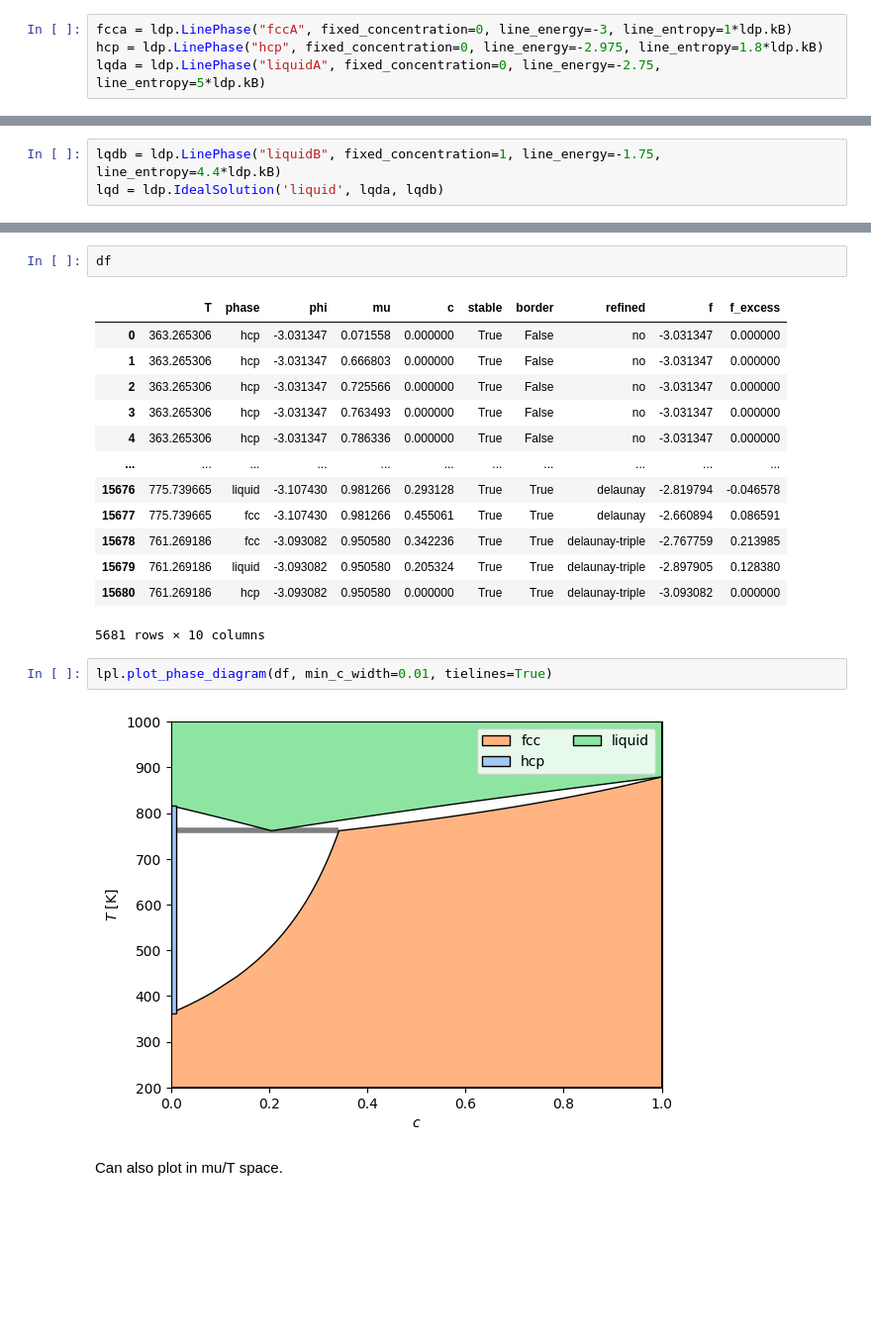
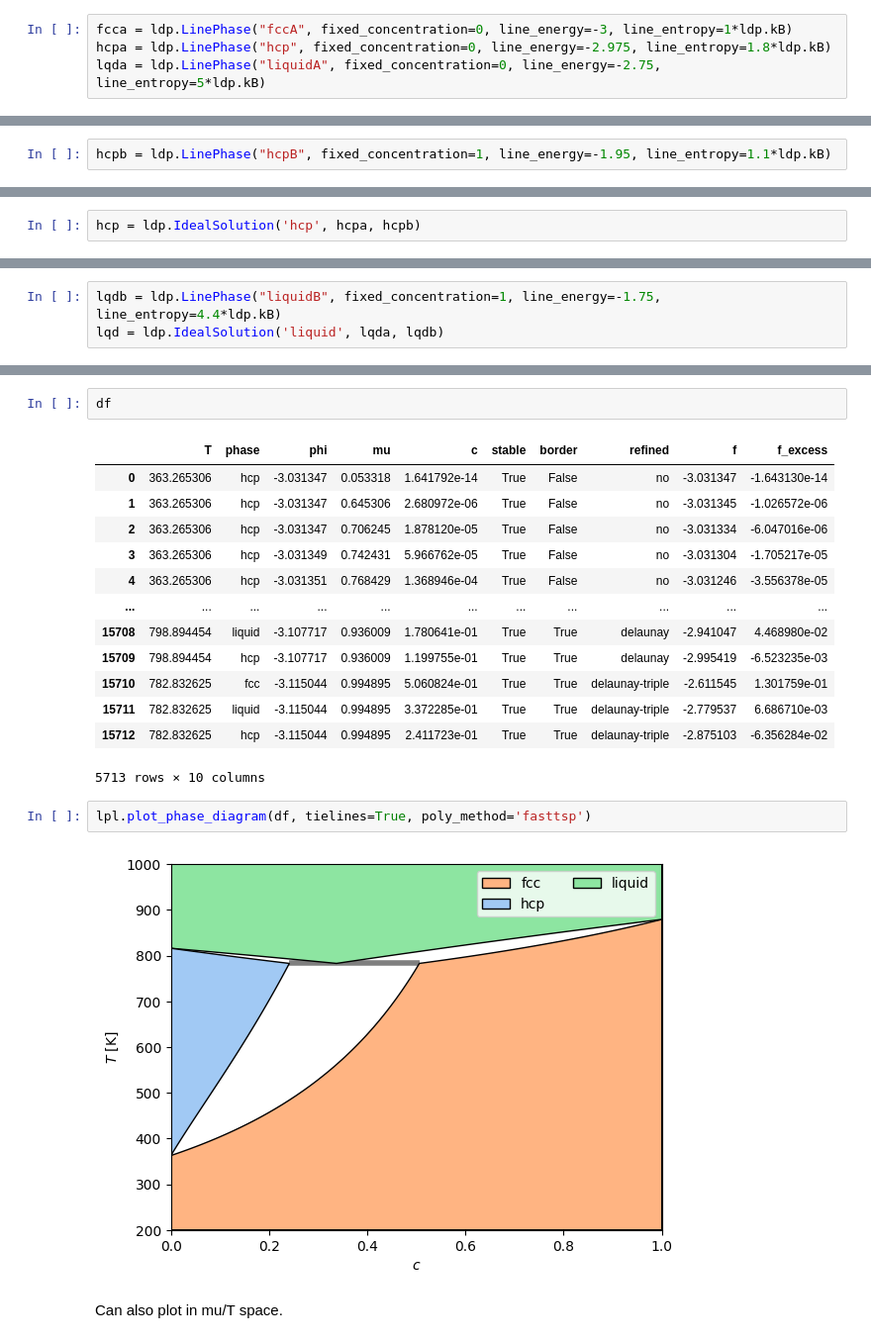
Before and after one commit to eisenforschung/landau, a Jupyter notebook: notebooks/Basics.ipynb, the cells around one changed output, grey strips where cells are left out. Shown: that part at 99% size. Cells and saved outputs as stored; diff of their text form; blank space fills up the shorter version.

```diff
--- a/notebooks/Basics.ipynb
+++ b/notebooks/Basics.ipynb
@@ -30,7 +30,7 @@ Type:           ABCMeta
 Subclasses:
 # %%
 fcca = ldp.LinePhase("fccA", fixed_concentration=0, line_energy=-3, line_entropy=1*ldp.kB)
-hcp = ldp.LinePhase("hcp", fixed_concentration=0, line_energy=-2.975, line_entropy=1.8*ldp.kB)
+hcpa = ldp.LinePhase("hcp", fixed_concentration=0, line_energy=-2.975, line_entropy=1.8*ldp.kB)
 lqda = ldp.LinePhase("liquidA", fixed_concentration=0, line_energy=-2.75, line_entropy=5*ldp.kB)
 # %% [markdown]
 Landau does not know about units, but energies should be "per atom" or at least consistent among phases.
@@ -163,8 +164,12 @@ landau implicitly assumes there is only two species and that all `phase` objects
 Phase objects with variable concentration are most easily assembled from objects of fixed concentration, because this is how e.g. `calphy` presents them.
 # %%
 fccb = ldp.LinePhase("fccB", fixed_concentration=1, line_energy=-2, line_entropy=1.1*ldp.kB)
+# %%
+hcpb = ldp.LinePhase("hcpB", fixed_concentration=1, line_energy=-1.95, line_entropy=1.1*ldp.kB)
 # %%
 fcc = ldp.IdealSolution('fcc', fcca, fccb)
+# %%
+hcp = ldp.IdealSolution('hcp', hcpa, hcpb)
 # %% [markdown]
 All phases present the same interface to calculate the semi-grandcanonical potential.
 # %%
@@ -260,22 +265,22 @@ Wall time: 9.47 s
 df
 # %% [output]
 |  | T | phase | phi | mu | c | stable | border | refined | f | f_excess |
-| 0 | 363.265306 | hcp | -3.031347 | 0.071558 | 0.000000 | True | False | no | -3.031347 | 0.000000 |
-| 1 | 363.265306 | hcp | -3.031347 | 0.666803 | 0.000000 | True | False | no | -3.031347 | 0.000000 |
-| 2 | 363.265306 | hcp | -3.031347 | 0.725566 | 0.000000 | True | False | no | -3.031347 | 0.000000 |
-| 3 | 363.265306 | hcp | -3.031347 | 0.763493 | 0.000000 | True | False | no | -3.031347 | 0.000000 |
-| 4 | 363.265306 | hcp | -3.031347 | 0.786336 | 0.000000 | True | False | no | -3.031347 | 0.000000 |
+| 0 | 363.265306 | hcp | -3.031347 | 0.053318 | 1.641792e-14 | True | False | no | -3.031347 | -1.643130e-14 |
+| 1 | 363.265306 | hcp | -3.031347 | 0.645306 | 2.680972e-06 | True | False | no | -3.031345 | -1.026572e-06 |
+| 2 | 363.265306 | hcp | -3.031347 | 0.706245 | 1.878120e-05 | True | False | no | -3.031334 | -6.047016e-06 |
+| 3 | 363.265306 | hcp | -3.031349 | 0.742431 | 5.966762e-05 | True | False | no | -3.031304 | -1.705217e-05 |
+| 4 | 363.265306 | hcp | -3.031351 | 0.768429 | 1.368946e-04 | True | False | no | -3.031246 | -3.556378e-05 |
 | ... | ... | ... | ... | ... | ... | ... | ... | ... | ... | ... |
-| 15676 | 775.739665 | liquid | -3.107430 | 0.981266 | 0.293128 | True | True | delaunay | -2.819794 | -0.046578 |
-| 15677 | 775.739665 | fcc | -3.107430 | 0.981266 | 0.455061 | True | True | delaunay | -2.660894 | 0.086591 |
-| 15678 | 761.269186 | fcc | -3.093082 | 0.950580 | 0.342236 | True | True | delaunay-triple | -2.767759 | 0.213985 |
-| 15679 | 761.269186 | liquid | -3.093082 | 0.950580 | 0.205324 | True | True | delaunay-triple | -2.897905 | 0.128380 |
-| 15680 | 761.269186 | hcp | -3.093082 | 0.950580 | 0.000000 | True | True | delaunay-triple | -3.093082 | 0.000000 |
+| 15708 | 798.894454 | liquid | -3.107717 | 0.936009 | 1.780641e-01 | True | True | delaunay | -2.941047 | 4.468980e-02 |
+| 15709 | 798.894454 | hcp | -3.107717 | 0.936009 | 1.199755e-01 | True | True | delaunay | -2.995419 | -6.523235e-03 |
+| 15710 | 782.832625 | fcc | -3.115044 | 0.994895 | 5.060824e-01 | True | True | delaunay-triple | -2.611545 | 1.301759e-01 |
+| 15711 | 782.832625 | liquid | -3.115044 | 0.994895 | 3.372285e-01 | True | True | delaunay-triple | -2.779537 | 6.686710e-03 |
+| 15712 | 782.832625 | hcp | -3.115044 | 0.994895 | 2.411723e-01 | True | True | delaunay-triple | -2.875103 | -6.356284e-02 |
-5681 rows × 10 columns
+5713 rows × 10 columns
 # %%
-lpl.plot_phase_diagram(df, min_c_width=0.01, tielines=True)
+lpl.plot_phase_diagram(df, tielines=True, poly_method='fasttsp')
 # %% [output]
-[figure, old version]
+[figure, new version]
 # %% [markdown]
 Can also plot in mu/T space.
 # %%
```
Also changed, not shown: parts of 13 cells of this notebook, 3 other files.
